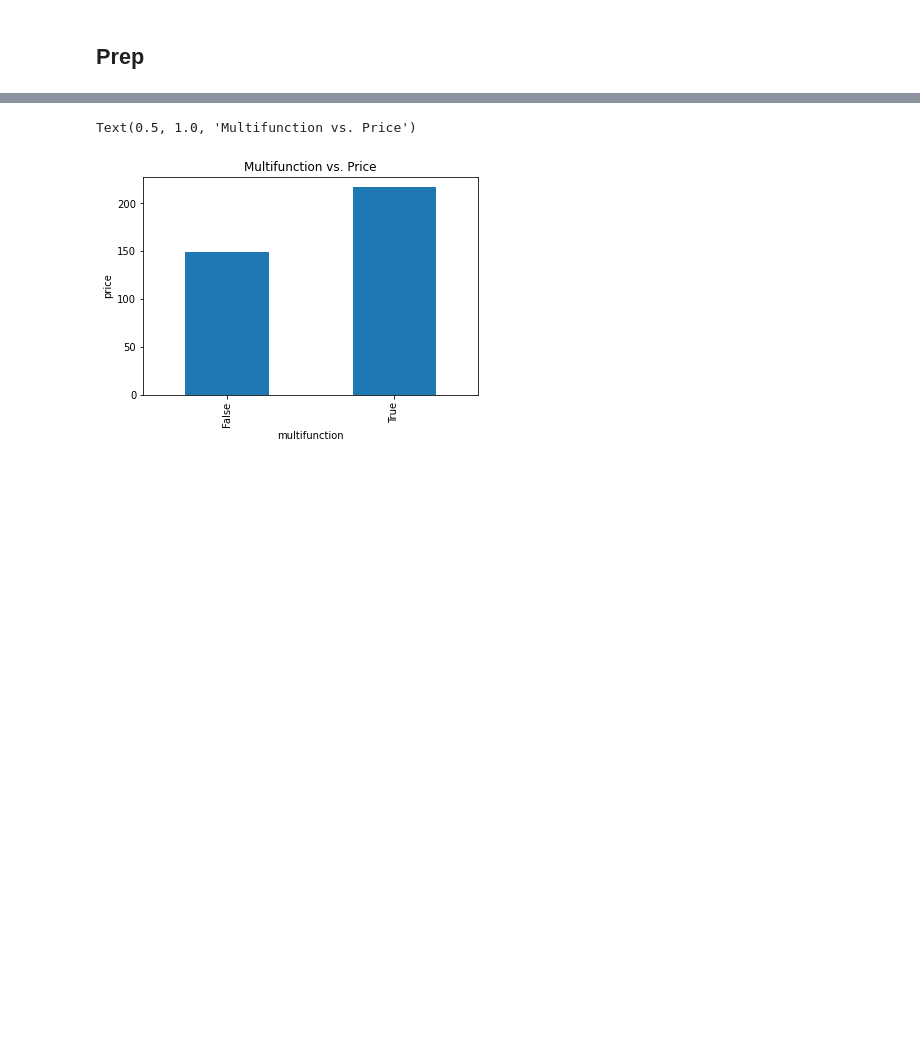
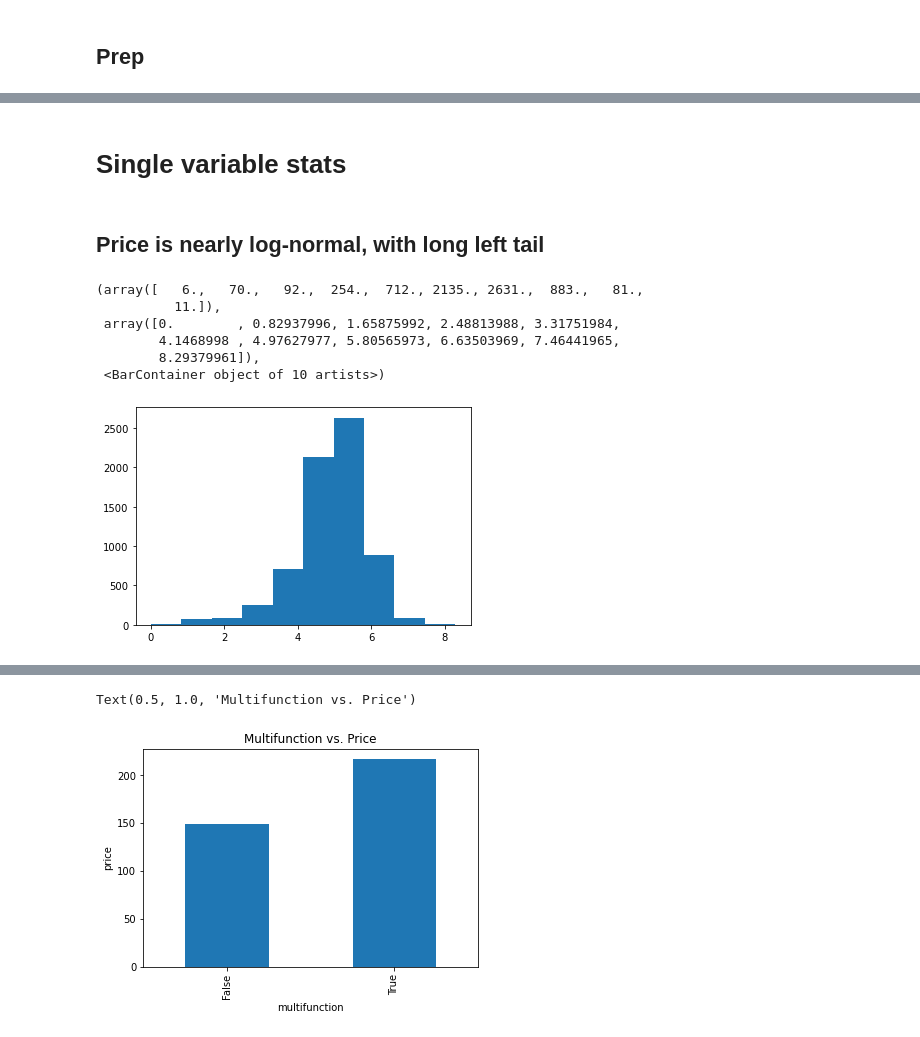
Before and after one commit to zstone00000/nycdsa_python_project, a Jupyter notebook: Eurorack_EDA.ipynb, the cells around one changed output, grey strips where cells are left out. Cells and saved outputs as stored; diff of their text form; code cells hidden in the pictures; blank space fills up the shorter version.

Commit message:
added single variable stats

```diff
--- a/Eurorack_EDA.ipynb
+++ b/Eurorack_EDA.ipynb
@@ -46,7 +61,7 @@ d) for each type, to what extent does price vs size vs brand vs combos predict p
 #subset eurorack modules
 moduledf = df[df.module_type == 'eurorack']
 moduledf.drop('module_type', axis =1, inplace=True)
-# moduledf['tags'] = moduledf['tags'].str.lower()
+moduledf['tags'] = moduledf['tags'].str.lower()
 
 #Drop accessories
 moduledf['accessory_flag'] = moduledf['tags'].str.contains('power|expander|blank panel')
@@ -58,6 +73,10 @@ moduledf.loc[:,'brand_known'] = moduledf.manufacturer_name.apply(lambda x: x !=
 #Get branded modules
 df_brands = moduledf.loc[(moduledf.brand_known == True) & moduledf.availability.isin(['unknown','avail'])]
 
+#Add log_price and log_racks
+df_brands['log_price'] = np.log(df_brands['price'])
+df_brands['log_racks'] = np.log(df_brands['num_racks'])
+
 
 #Make dfs exploded over function
 df_brands['functions'] = df_brands.tags.str.split('-')
@@ -67,9 +86,10 @@ brands_exploded = df_brands.explode('functions')
 df_brands['multifunction'] = df_brands['functions'].apply(lambda x: len(x)>1)
 
 
-
 # moduledf['functions'] = moduledf.tags.str.split('-')
 # modules_exploded = moduledf.explode('functions')
+
+numeric = ['width', 'price', 'log_price', 'num_racks', 'log_racks']
 # %% [output]
 A value is trying to be set on a copy of a slice from a DataFrame
 
@@ -92,0 +133,14 @@ See the caveats in the documentation: https://pandas.pydata.org/pandas-docs/stab
+# %% [markdown]
+# Single variable stats
+# %% [markdown]
+## Price is nearly log-normal, with long left tail
+# %%
+plt.hist(np.log(df_brands.price))
+# %% [output]
+(array([   6.,   70.,   92.,  254.,  712., 2135., 2631.,  883.,   81.,
+          11.]),
+ array([0.        , 0.82937996, 1.65875992, 2.48813988, 3.31751984,
+        4.1468998 , 4.97627977, 5.80565973, 6.63503969, 7.46441965,
+        8.29379961]),
+ <BarContainer object of 10 artists>)
+[figure, added]
```
Also changed, not shown: parts of 69 cells of this notebook.
